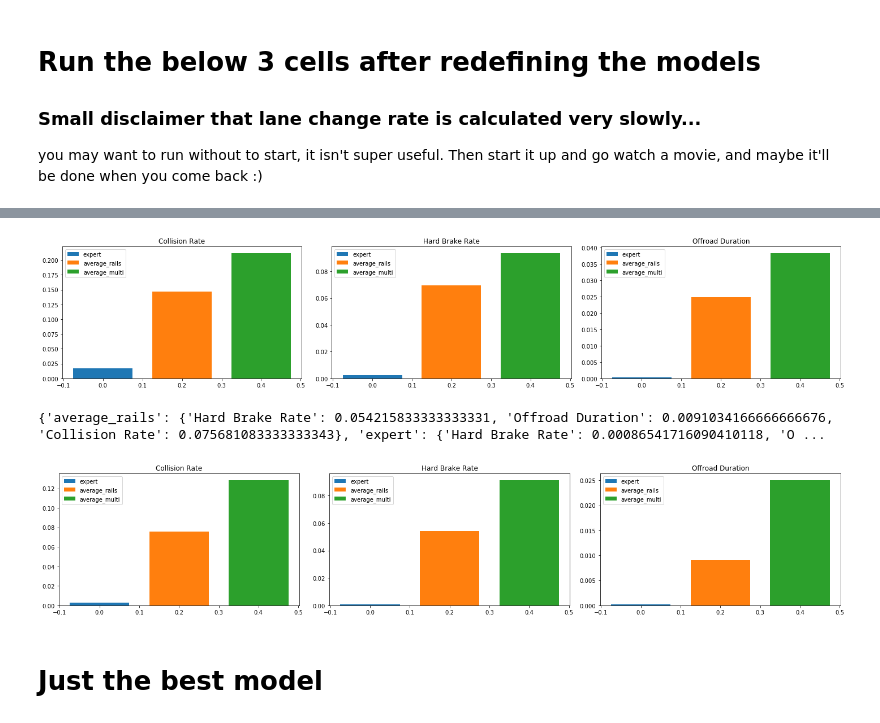
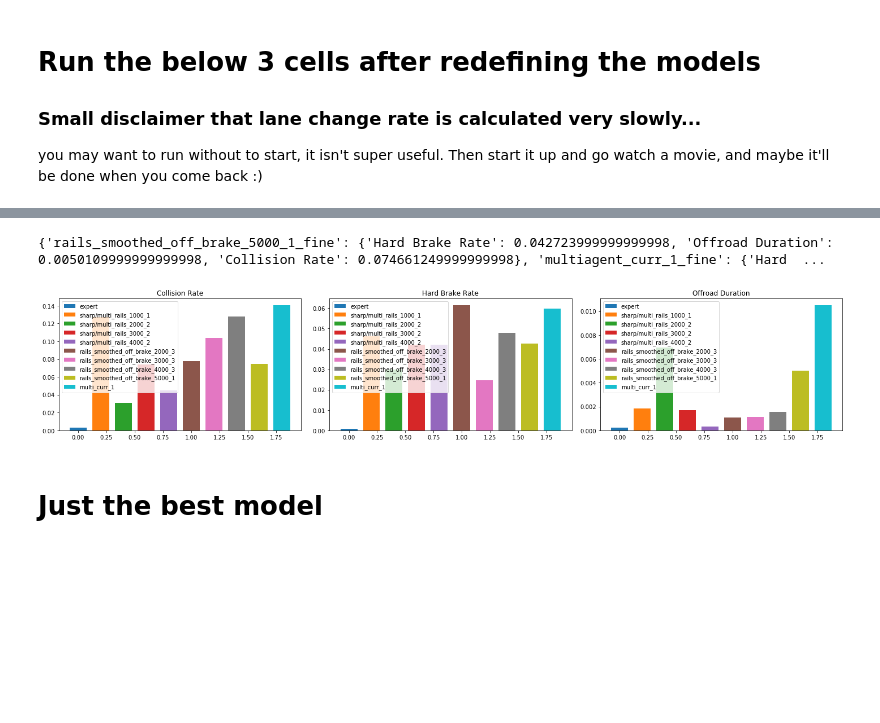
Before and after one commit to sisl/ngsim_env, a Jupyter notebook: scripts/imitation/visualize_emergent_rails.ipynb, the cells around one changed output, grey strips where cells are left out. Drawn from its saved outputs; the diff is of its cells as text; code cells hidden in the pictures; blank space fills up the shorter version.

```diff
--- a/scripts/imitation/visualize_emergent_rails.ipynb
+++ b/scripts/imitation/visualize_emergent_rails.ipynb
@@ -570,9 +481,28 @@ for t, t_label in enumerate(ngsim_labels):
+# %%
+to_average = ['0805am-0820am', '0820am-0835am']
+n = len(to_average)
+
+label = "_".join(to_average)
+val_emergent_values = dict()
+val_emergent_values[label] = dict()
+
+for model in sorted_order:
+    val_emergent_values[label][model] = dict()
+    for attr in emergent_values[to_average[0]][model].keys():
+        val_emergent_values[label][model][attr] = np.mean([emergent_values[t][model][attr] \
+                                                               for t in to_average])
+print(val_emergent_values[label])
+do_plots_2(val_emergent_values[label], sorted_order, 'emergent_val2_'+label)
+# %% [output]
+{'rails_smoothed_off_brake_5000_1_fine': {'Hard Brake Rate': 0.042723999999999998, 'Offroad Duration': 0.0050109999999999998, 'Collision Rate': 0.074661249999999998}, 'multiagent_curr_1_fine': {'Hard  ...
+[figure, added]
 # %%
 to_average = ['0400-0415', '0500-0515', '0515-0530']
+
 n = len(to_average)
 
 label = "_".join(to_average)
-val_average_emergent_values = dict()
+
 val_average_emergent_values[label] = dict()
 
 for model in avg_sorted_order:
@@ -581,29 +511,8 @@ for model in avg_sorted_order:
         val_average_emergent_values[label][model][attr] = np.mean([average_emergent_values[t][model][attr] \
                                                                for t in to_average])
 
+print(val_average_emergent_values[label])
 do_plots_2(val_average_emergent_values[label], avg_sorted_order, 'emergent_avg2_'+label)
-# %% [output]
-[figure, removed]
-# %%
-to_average = ['0805am-0820am', '0820am-0835am']
-
-n = len(to_average)
-
-label = "_".join(to_average)
-
-val_average_emergent_values[label] = dict()
-
-for model in avg_sorted_order:
-    val_average_emergent_values[label][model] = dict()
-    for attr in average_emergent_values[to_average[0]][model].keys():
-        val_average_emergent_values[label][model][attr] = np.mean([average_emergent_values[t][model][attr] \
-                                                               for t in to_average])
-
-print(val_average_emergent_values[label])
-do_plots_2(val_average_emergent_values[label], avg_sorted_order, 'emergent_avg2_'+label)
-# %% [output]
-{'average_rails': {'Hard Brake Rate': 0.054215833333333331, 'Offroad Duration': 0.0091034166666666676, 'Collision Rate': 0.075681083333333343}, 'expert': {'Hard Brake Rate': 0.00086541716090410118, 'O ...
-[figure, removed]
 # %% [markdown]
 # Just the best model
 # %%
```
Also changed, not shown: parts of 36 cells of this notebook, 1 other file.
